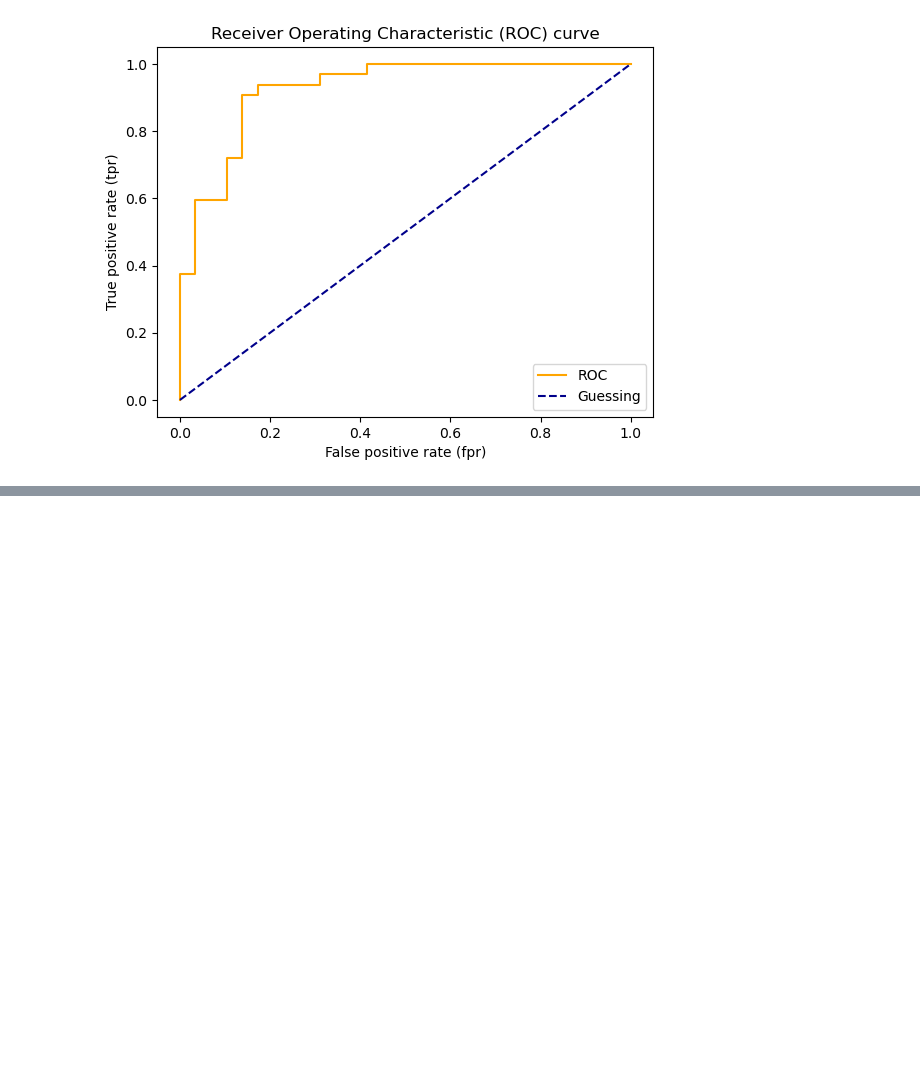
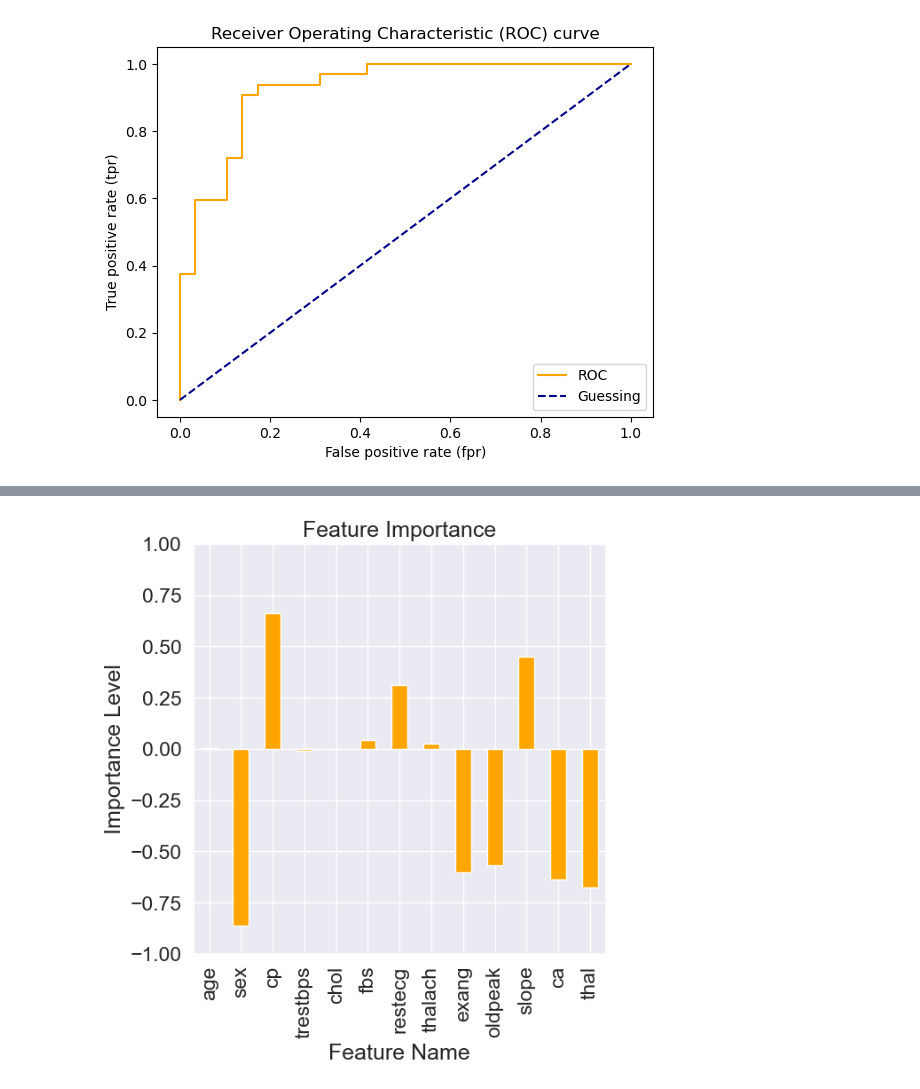
Before and after one commit to lorenarms/Machine_Learning, a Jupyter notebook: heart_disease_project/Predict-Heart-Disease.ipynb, the cells around one changed output, grey strips where cells are left out. Drawn from its saved outputs; the diff is of its cells as text; code cells hidden in the pictures; blank space fills up the shorter version.

```diff
--- a/heart_disease_project/Predict-Heart-Disease.ipynb
+++ b/heart_disease_project/Predict-Heart-Disease.ipynb
@@ -749,0 +733,10 @@ clf_lr.score(X_test, y)
+# %%
+# Visualize
+feature_df = pd.DataFrame(feature_dict, index=[0])
+feature_df.T.plot.bar(title="Feature Importance", legend=False,figsize=(6,6), color=["orange"])
+# plt.xticks(rotation=0)
+plt.xlabel("Feature Name")
+plt.ylabel("Importance Level")
+plt.yticks(np.arange(-1.00, 1.25, 0.25));
+# %% [output]
+[figure, added]
```
Also changed, not shown: parts of 47 cells of this notebook, 5 other files.
